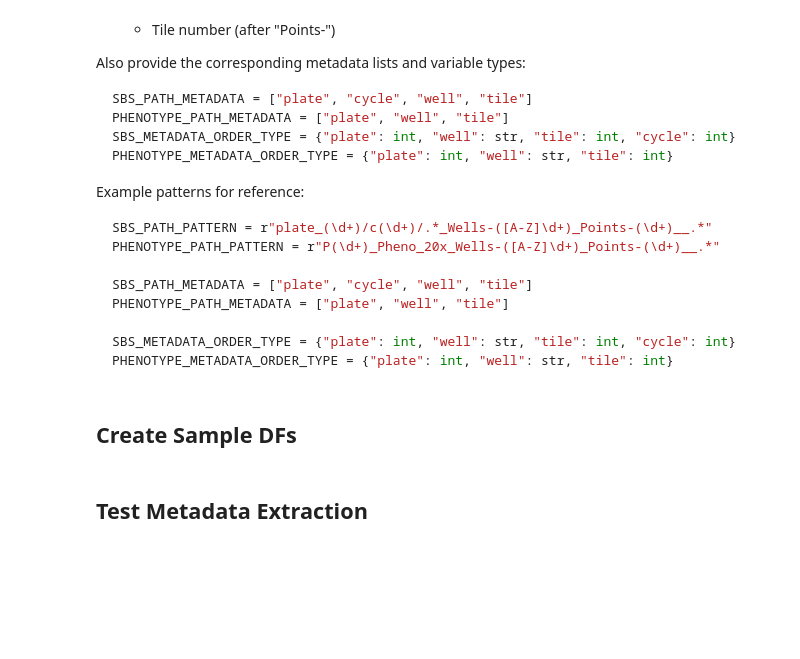
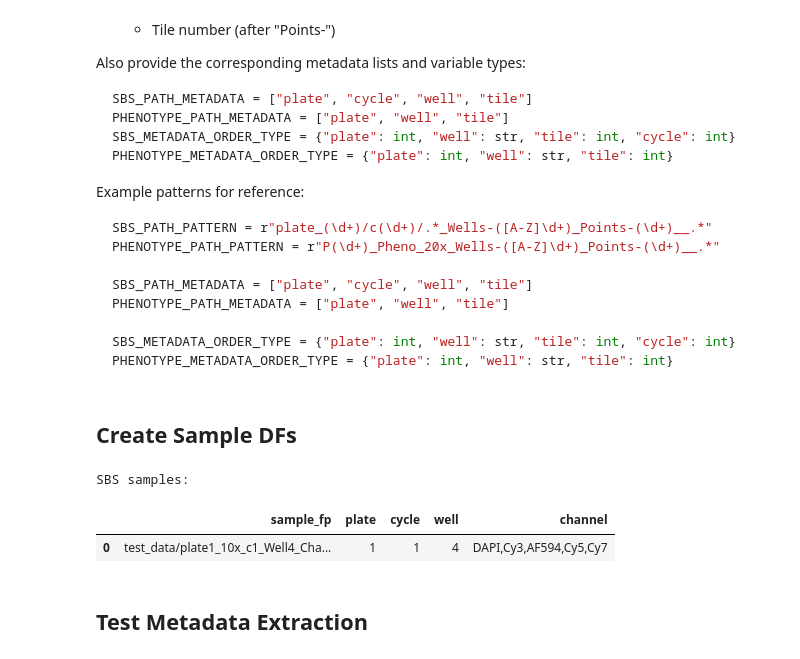
Before and after one commit to tubhi/secondary-OPS-analysis, a Jupyter notebook: analysis/0.configure_preprocess_params.ipynb, the cells around one changed output. Cells and saved outputs as stored; diff of their text form; code cells hidden in the pictures; blank space fills up the shorter version.

```diff
--- a/analysis/0.configure_preprocess_params.ipynb
+++ b/analysis/0.configure_preprocess_params.ipynb
@@ -136,23 +132,27 @@ PHENOTYPE_METADATA_ORDER_TYPE = {"plate": int, "well": str, "tile": int}
 # %%
 sbs_samples = create_samples_df(
     SBS_IMAGES_DIR_FP, SBS_PATH_PATTERN, SBS_PATH_METADATA, SBS_METADATA_ORDER_TYPE
 )
 # Save and display sample dataframe
 sbs_samples.to_csv(SBS_SAMPLES_DF_FP, sep="\t", index=False)
 print("SBS samples:")
 display(sbs_samples)
 
-# Create sample dataframe for phenotype
-phenotype_samples = create_samples_df(
-    PHENOTYPE_IMAGES_DIR_FP,
-    PHENOTYPE_PATH_PATTERN,
-    PHENOTYPE_PATH_METADATA,
-    PHENOTYPE_METADATA_ORDER_TYPE,
-)
-# Save and display sample dataframe
-phenotype_samples.to_csv(PHENOTYPE_SAMPLES_DF_FP, sep="\t", index=False)
-print("Phenotype samples:")
-display(phenotype_samples)
+# # Create sample dataframe for phenotype
+# phenotype_samples = create_samples_df(
+#     PHENOTYPE_IMAGES_DIR_FP,
+#     PHENOTYPE_PATH_PATTERN,
+#     PHENOTYPE_PATH_METADATA,
+#     PHENOTYPE_METADATA_ORDER_TYPE,
+# )
+# # Save and display sample dataframe
+# phenotype_samples.to_csv(PHENOTYPE_SAMPLES_DF_FP, sep="\t", index=False)
+# print("Phenotype samples:")
+# display(phenotype_samples)
+# %% [output]
+SBS samples:
+|  | sample_fp | plate | cycle | well | channel |
+| 0 | test_data/plate1_10x_c1_Well4_Cha... | 1 | 1 | 4 | DAPI,Cy3,AF594,Cy5,Cy7 |
 # %% [markdown]
 ## Test Metadata Extraction
 # %%
```
Also changed, not shown: parts of 8 cells of this notebook, 14 other files.
